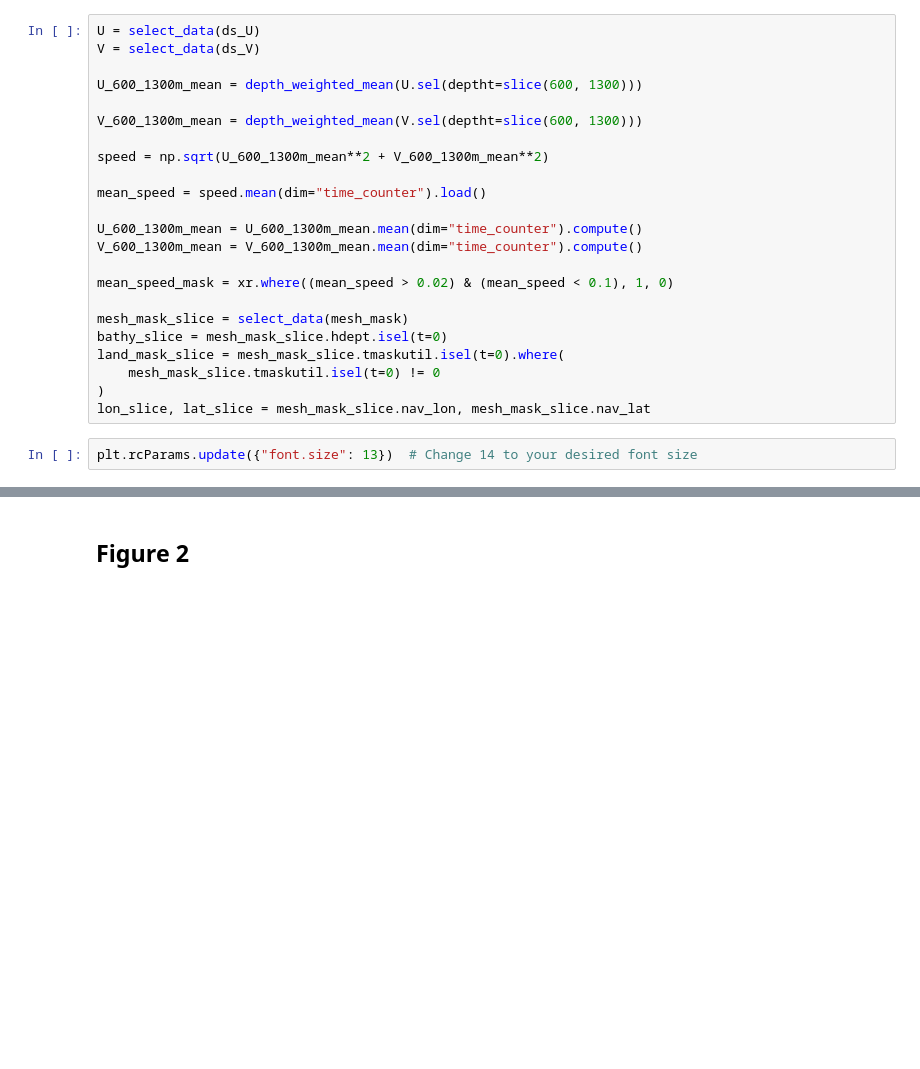
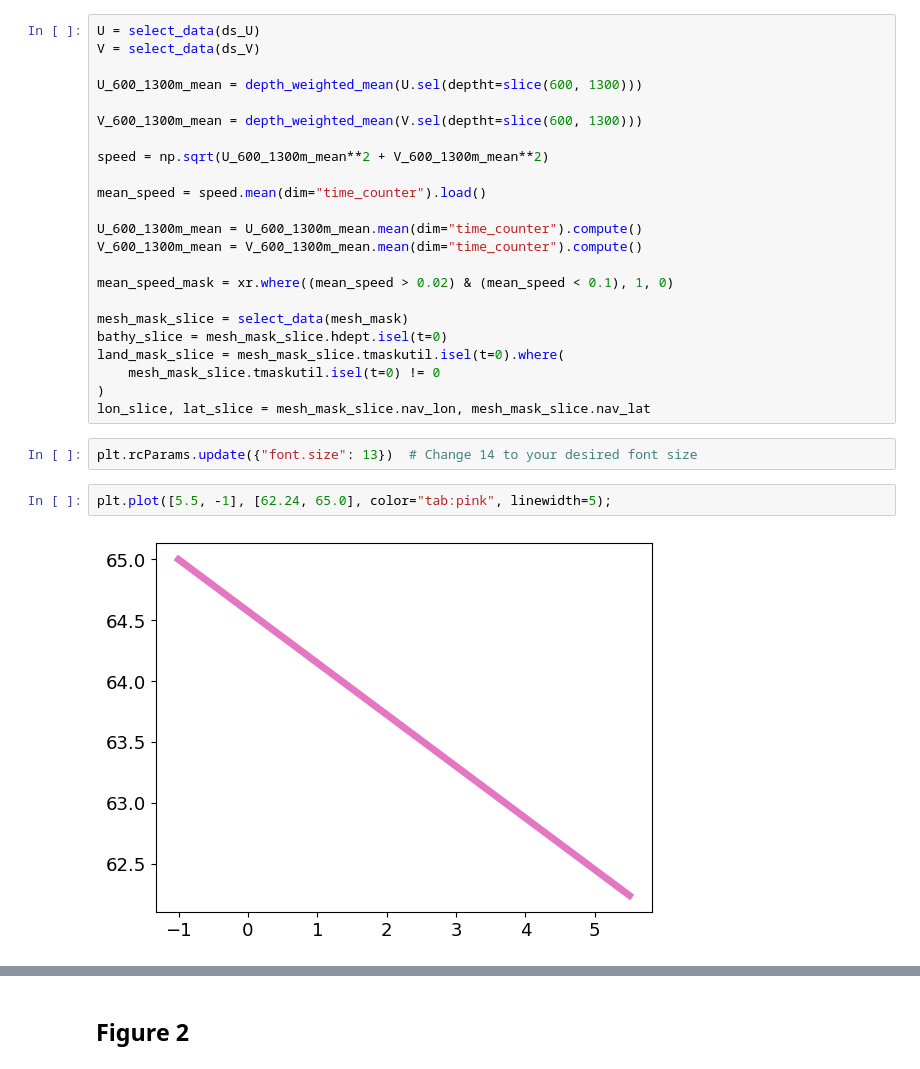
Before and after one commit to ischiller-weiss/FBC_Lagrangian, a Jupyter notebook: notebooks/Fig1_Fig2_Fig3.ipynb, the cells around one changed output, grey strips where cells are left out. Saved outputs shown, nothing was run; the diff lists cells and outputs as text; blank space fills up the shorter version.

```diff
--- a/notebooks/Fig1_Fig2_Fig3.ipynb
+++ b/notebooks/Fig1_Fig2_Fig3.ipynb
@@ -74,6 +74,10 @@ land_mask_slice = mesh_mask_slice.tmaskutil.isel(t=0).where(
 lon_slice, lat_slice = mesh_mask_slice.nav_lon, mesh_mask_slice.nav_lat
 # %%
 plt.rcParams.update({"font.size": 13})  # Change 14 to your desired font size
+# %%
+plt.plot([5.5, -1], [62.24, 65.0], color="tab:pink", linewidth=5);
+# %% [output]
+[figure, added]
 # %%
 fig = plt.figure(figsize=(25, 8))
 
```
Also changed, not shown: parts of 5 cells of this notebook.
